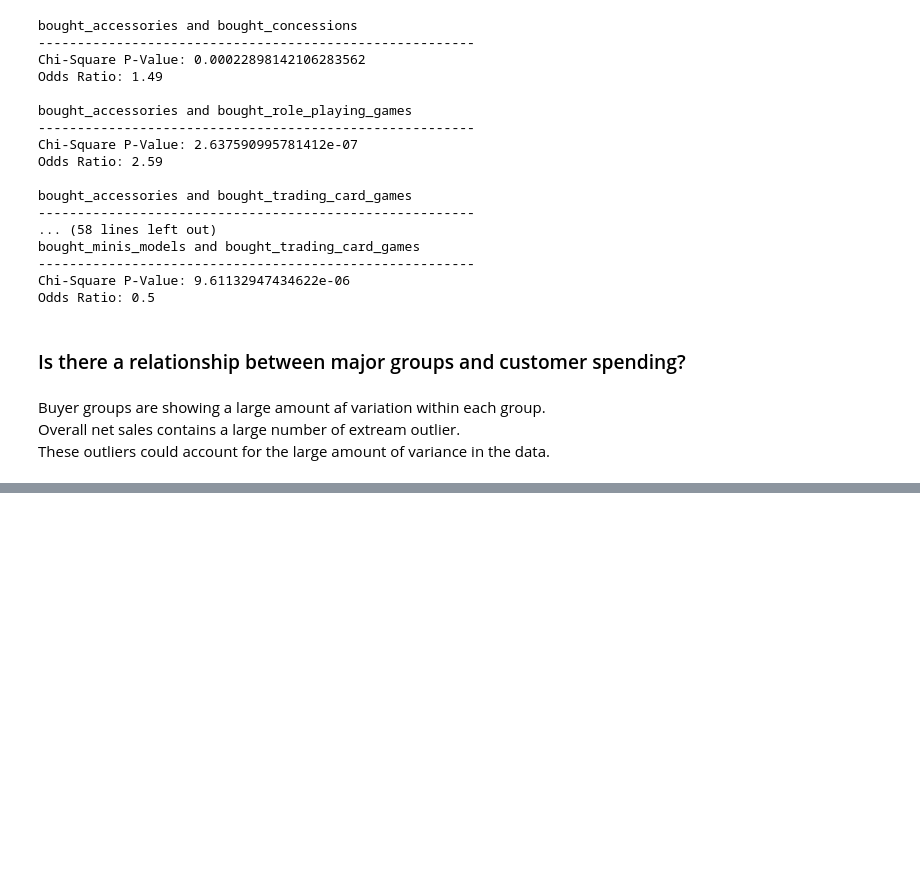
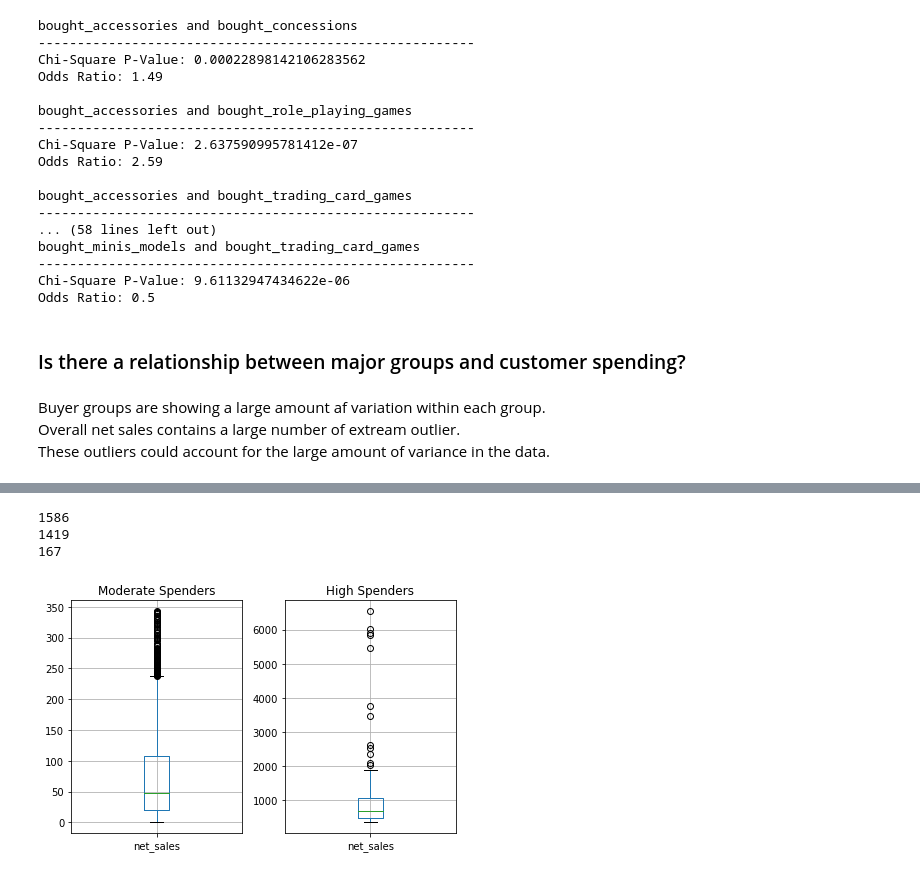
Before and after one commit to Johndsalas/customer_interest_analysis, a Jupyter notebook: exploration.ipynb, the cells around one changed output, grey strips where cells are left out. Drawn from its saved outputs; the diff is of its cells as text; code cells hidden in the pictures; blank space fills up the shorter version.

```diff
--- a/exploration.ipynb
+++ b/exploration.ipynb
@@ -626,0 +193,34 @@ for col in cols:
+# %%
+q1 = df.net_sales.quantile(.25)
+q3 = df.net_sales.quantile(.75)
+
+iqr = q3 - q1
+
+upper = q3 + (1.5 * iqr)
+
+df_mod = df[(df.net_sales <= upper)]
+df_high = df[(df.net_sales > upper)]
+
+print(len(df))
+print(len(df_mod))
+print(len(df) - len(df_mod))
+# %% [output]
+1586
+1419
+167
+# %%
+# Create subplots
+fig, axs = plt.subplots(1, 2)
+
+# Plot the first box plot
+df_mod.boxplot(column='net_sales', ax=axs[0])
+axs[0].set_title('Moderate Spenders')
+
+# Plot the second box plot
+df_high.boxplot(column='net_sales', ax=axs[1])
+axs[1].set_title('High Spenders')
+
+plt.tight_layout()
+plt.show()
+# %% [output]
+[figure, added]
```
Also changed, not shown: parts of 92 cells of this notebook.
